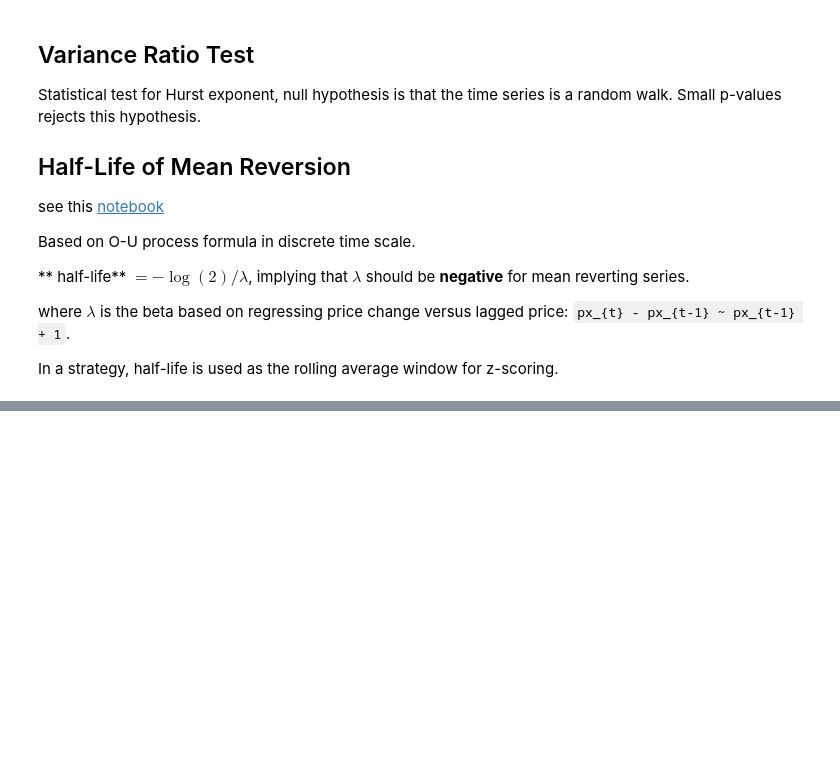
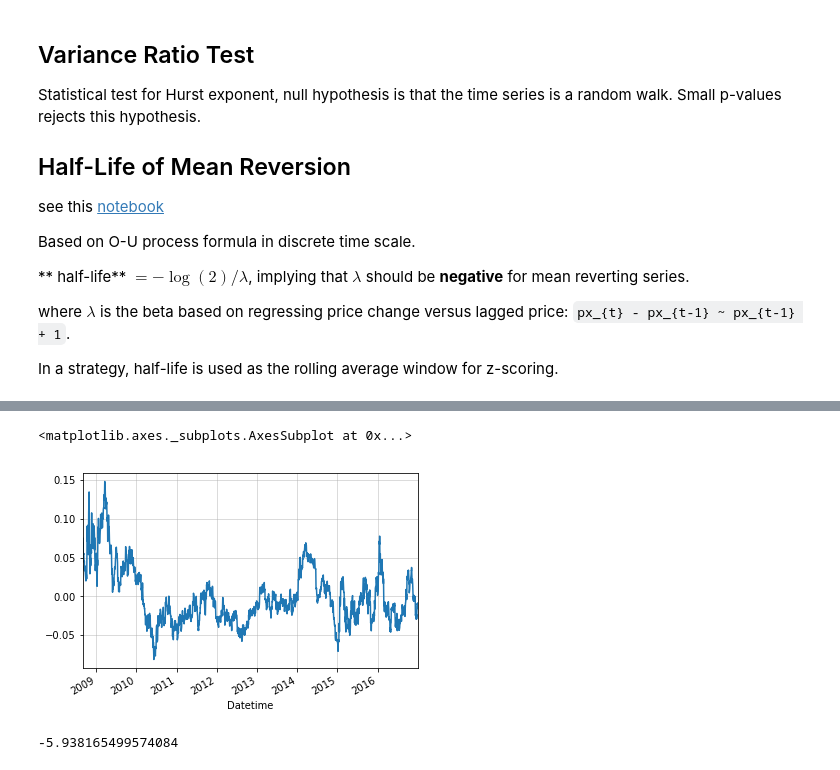
Before and after one commit to esvhd/notes, a Jupyter notebook: finance/strategies.ipynb, the cells around one changed output, grey strips where cells are left out. Saved outputs shown, nothing was run; the diff lists cells and outputs as text; code cells hidden in the pictures; blank space fills up the shorter version.

```diff
--- a/finance/strategies.ipynb
+++ b/finance/strategies.ipynb
@@ -161,0 +181,10 @@ see this [notebook](\../notebooks/git/notebooks/python/time_series.ipynb) for mo
+# %%
+nok = daily_fx('USDNOK')
+cad = daily_fx('USDCAD')
+# %%
+df = pd.DataFrame(dict(nok=nok.close, cad=cad.close))
+# %%
+df.dropna(inplace=True)
+# %%
+m = sm.ols('cad ~ nok', data=df).fit()
+m.summary()
@@ -161,0 +209,10 @@ see this [notebook](\../notebooks/git/notebooks/python/time_series.ipynb) for mo
+# %%
+m.resid.plot()
+# %% [output]
+<matplotlib.axes._subplots.AxesSubplot at 0x...>
+[figure, added]
+# %%
+hl = -np.log(2) / m.params[1]
+hl
+# %% [output]
+-5.938165499574084
```
Also changed, not shown: parts of 24 cells of this notebook, 1 other file.
